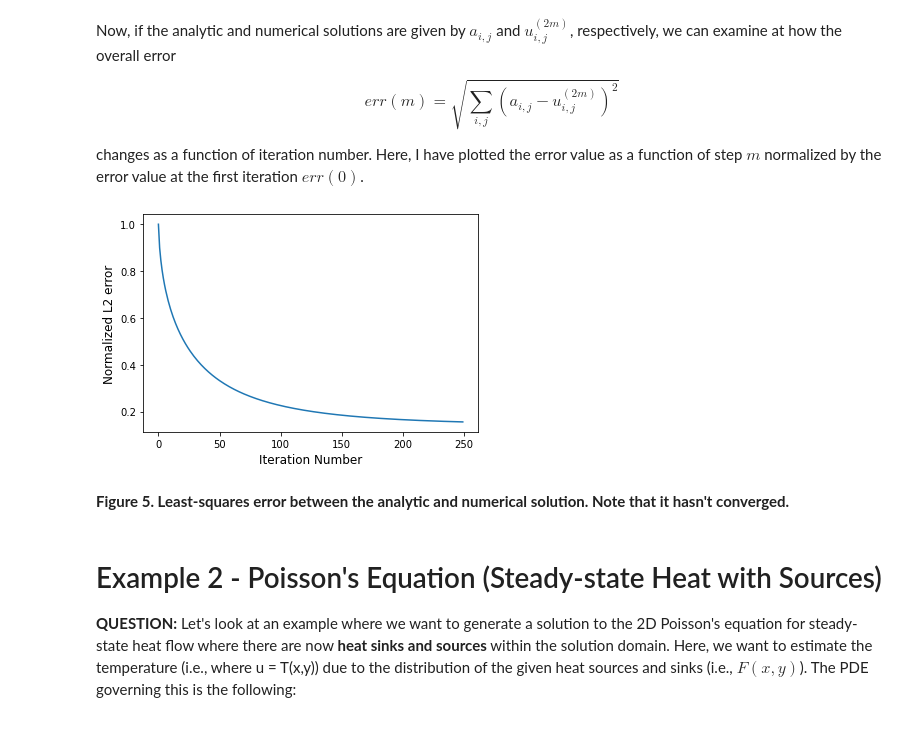
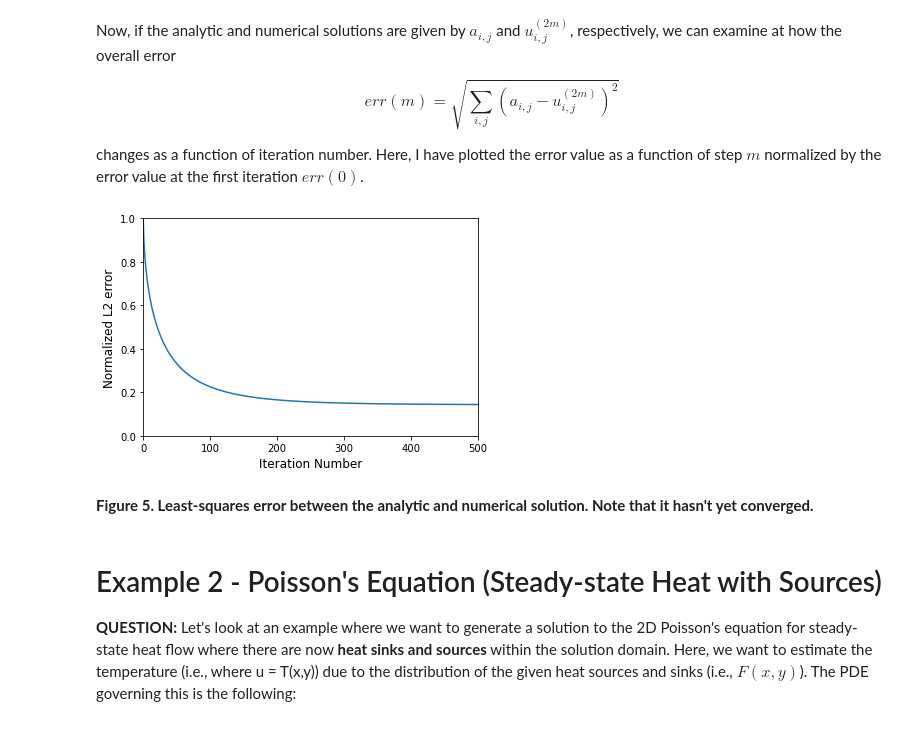
Before and after one commit to minesgeophysics/Geophysical_Computing, a Jupyter notebook: 04_Elliptical_PDEs.ipynb, the cells around one changed output. Saved outputs shown, nothing was run; the diff lists cells and outputs as text; code cells hidden in the pictures.

```diff
--- a/04_Elliptical_PDEs.ipynb
+++ b/04_Elliptical_PDEs.ipynb
@@ -353,7 +353,7 @@ def ADI_Solution(U):
 Let's now setup the solution space, state the boundary conditions, and call the solver.
 # %%
 ## . . Space axis parameters
-nt = 250 # number of iterations
+nt = 500 # number of iterations
 xmin,xmax,ymin,ymax=0,3,0,3
 nx,ny=50,50
 xx = np.linspace(xmin,xmax,nx)
@@ -387,13 +387,16 @@ for i in range(nt):
     value = ADI_Solution(U0)
     U0 = value
 
+# . . Compute error
 err = np.zeros((nt))
 for ii in range(nt):
     x = c[:,:,ii]
     err[ii] = np.linalg.norm(tr-x)
+
+# . . Normalize error
 err=err/err[0]
 
-## . . Animate Solution and compute error
+## . . Animate Solution
 k = 0
 kskip=5
 
@@ -445,13 +448,15 @@ changes as a function of iteration number. Here, I have plotted the error value
 # %%
 ## . . Set up movie
 fig2 = plt.figure()
 plt.plot(range(nt),err)
+plt.ylim(0,1)
+plt.xlim(0,nt)
 plt.xlabel('Iteration Number',fontsize=12),plt.ylabel('Normalized L2 error',fontsize=12)
 plt.show()
 # %% [output]
-[figure, old version]
+[figure, new version]
 # %% [markdown]
-**Figure 5. Least-squares error between the analytic and numerical solution. Note that it hasn't converged.**
+**Figure 5. Least-squares error between the analytic and numerical solution. Note that it hasn't yet converged.**
 # %% [markdown]
 # Example 2 - Poisson's Equation (Steady-state Heat with Sources)
 
```
Also changed, not shown: parts of 5 cells of this notebook, 13 other files.
